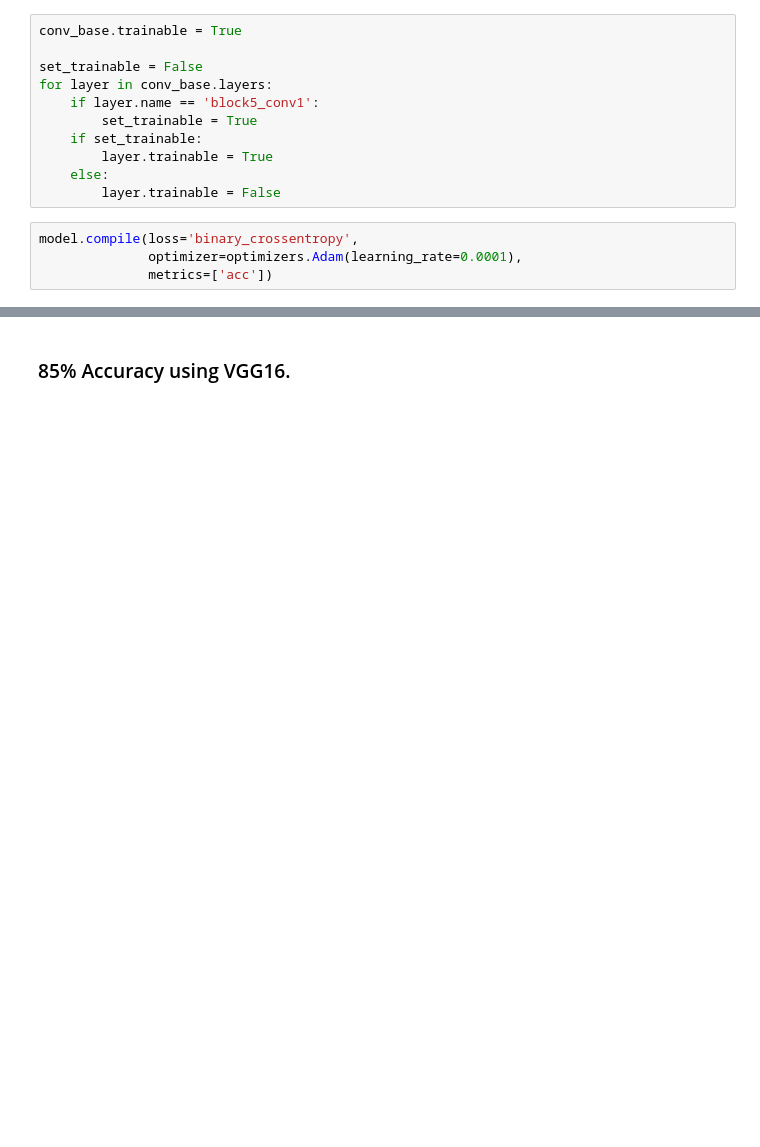
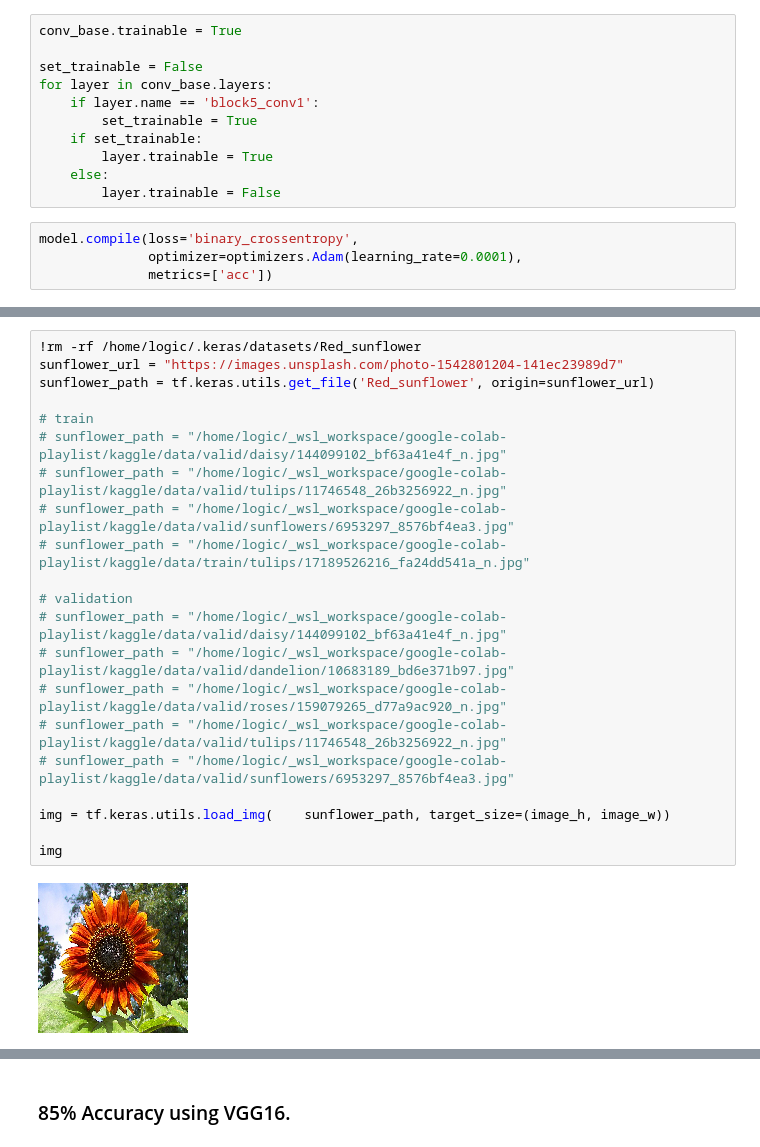
Before and after one commit to louiscklaw/colab-playlist, a Jupyter notebook: kaggle/local_kaggle_helloworld/Folower_detection_with_FT_VGG16.ipynb, the cells around one changed output, grey strips where cells are left out. Cells and saved outputs as stored; diff of their text form; blank space fills up the shorter version.

Commit message:
update local_kaggle_helloworld,

```diff
--- a/kaggle/local_kaggle_helloworld/Folower_detection_with_FT_VGG16.ipynb
+++ b/kaggle/local_kaggle_helloworld/Folower_detection_with_FT_VGG16.ipynb
@@ -490,0 +580,23 @@ print("Validation Accuracy: ", model_3_val)
+# %%
+!rm -rf /home/logic/.keras/datasets/Red_sunflower
+sunflower_url = "https://images.unsplash.com/photo-1542801204-141ec23989d7"
+sunflower_path = tf.keras.utils.get_file('Red_sunflower', origin=sunflower_url)
+
+# train
+# sunflower_path = "/home/logic/_wsl_workspace/google-colab-playlist/kaggle/data/valid/daisy/144099102_bf63a41e4f_n.jpg"
+# sunflower_path = "/home/logic/_wsl_workspace/google-colab-playlist/kaggle/data/valid/tulips/11746548_26b3256922_n.jpg"
+# sunflower_path = "/home/logic/_wsl_workspace/google-colab-playlist/kaggle/data/valid/sunflowers/6953297_8576bf4ea3.jpg"
+# sunflower_path = "/home/logic/_wsl_workspace/google-colab-playlist/kaggle/data/train/tulips/17189526216_fa24dd541a_n.jpg"
+
+# validation
+# sunflower_path = "/home/logic/_wsl_workspace/google-colab-playlist/kaggle/data/valid/daisy/144099102_bf63a41e4f_n.jpg"
+# sunflower_path = "/home/logic/_wsl_workspace/google-colab-playlist/kaggle/data/valid/dandelion/10683189_bd6e371b97.jpg"
+# sunflower_path = "/home/logic/_wsl_workspace/google-colab-playlist/kaggle/data/valid/roses/159079265_d77a9ac920_n.jpg"
+# sunflower_path = "/home/logic/_wsl_workspace/google-colab-playlist/kaggle/data/valid/tulips/11746548_26b3256922_n.jpg"
+# sunflower_path = "/home/logic/_wsl_workspace/google-colab-playlist/kaggle/data/valid/sunflowers/6953297_8576bf4ea3.jpg"
+
+img = tf.keras.utils.load_img(    sunflower_path, target_size=(image_h, image_w))
+
+img
+# %% [output]
+[figure, added]
```
Also changed, not shown: parts of 12 cells of this notebook.
